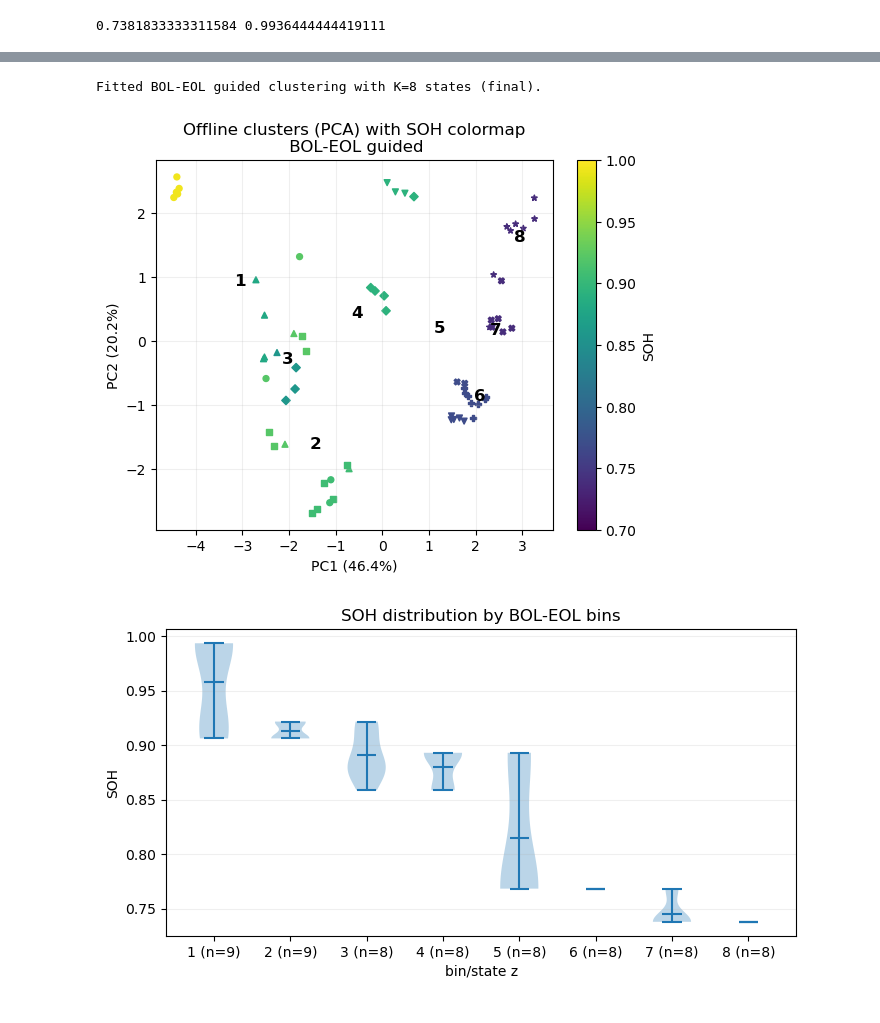
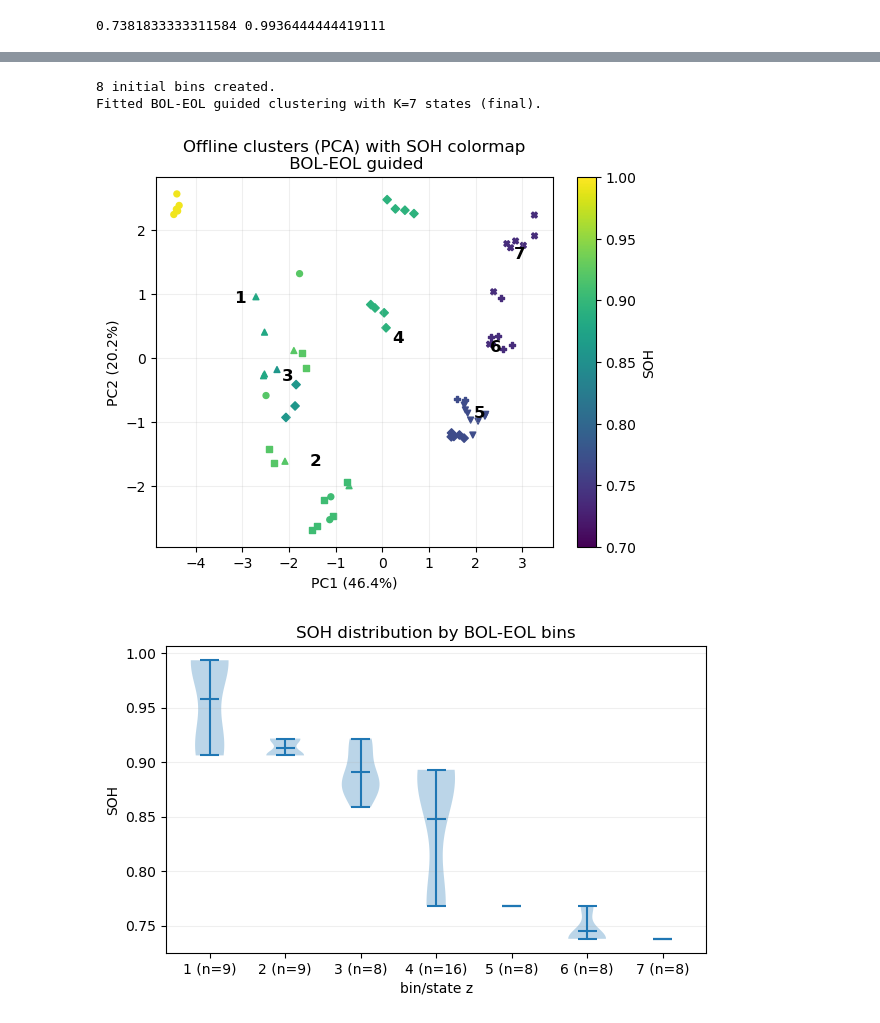
Before and after one commit to ZxZhang914/ECM-battery-research, a Jupyter notebook: Two-stage Framework/two-stage_framework.ipynb, the cells around one changed output, grey strips where cells are left out. Drawn from its saved outputs; the diff is of its cells as text; code cells hidden in the pictures.

Commit message:
cluster merge

```diff
--- a/Two-stage Framework/two-stage_framework.ipynb
+++ b/Two-stage Framework/two-stage_framework.ipynb
@@ -271,7 +271,7 @@ def _mahalanobis_distance_batch(X, mu, cov):
     return np.sqrt(d2)
 
 
-def fit_boleol_guided_states(X, y, e_bol=0.95, e_eol=0.70, k_init=8, gamma=0.40, k_final=None):
+def fit_boleol_guided_states(X, y, e_bol=0.90, e_eol=0.75, k_init=8, gamma=0.40, k_final=None):
     scaler = StandardScaler()
     Xs = scaler.fit_transform(X)
 
@@ -295,6 +295,7 @@ def fit_boleol_guided_states(X, y, e_bol=0.95, e_eol=0.70, k_init=8, gamma=0.40,
     Xs_sorted = Xs[order]
     # initial bins
     bins = np.array_split(np.arange(len(Xs_sorted)), k_init)
+    print(len(bins), "initial bins created.")
 
     # Compute adjacent separability score J(A,B)
     def cluster_stats(idxs):
@@ -640,13 +641,16 @@ estimator, out_df, artifact = offline_train(
 # %%
 estimator, out_df, artifact = offline_train(
     offline_csv="../fulldf_date_removeAbOod_G40L80SOC_best_temp25.csv",
     feature_cols=['R0','R1','R2','R3','C1','n1','C2','n2', 'C3','n3','Aw'],
     id_cols=['CELL','SOH_label','SOC_label'],
     clustering_method="boleol",
-    K_hier=10,
+    k_init_bins=8,
+    gamma_merge=0.6,
     soh_estimator_mode="mean",
+    k_final=None,
 )
 # %% [output]
-Fitted BOL-EOL guided clustering with K=8 states (final).
+8 initial bins created.
+Fitted BOL-EOL guided clustering with K=7 states (final).
-[figure, old version]
+[figure, new version]
-[figure, old version]
+[figure, new version]
```
Also changed, not shown: parts of 1 cell of this notebook, 4 other files.
